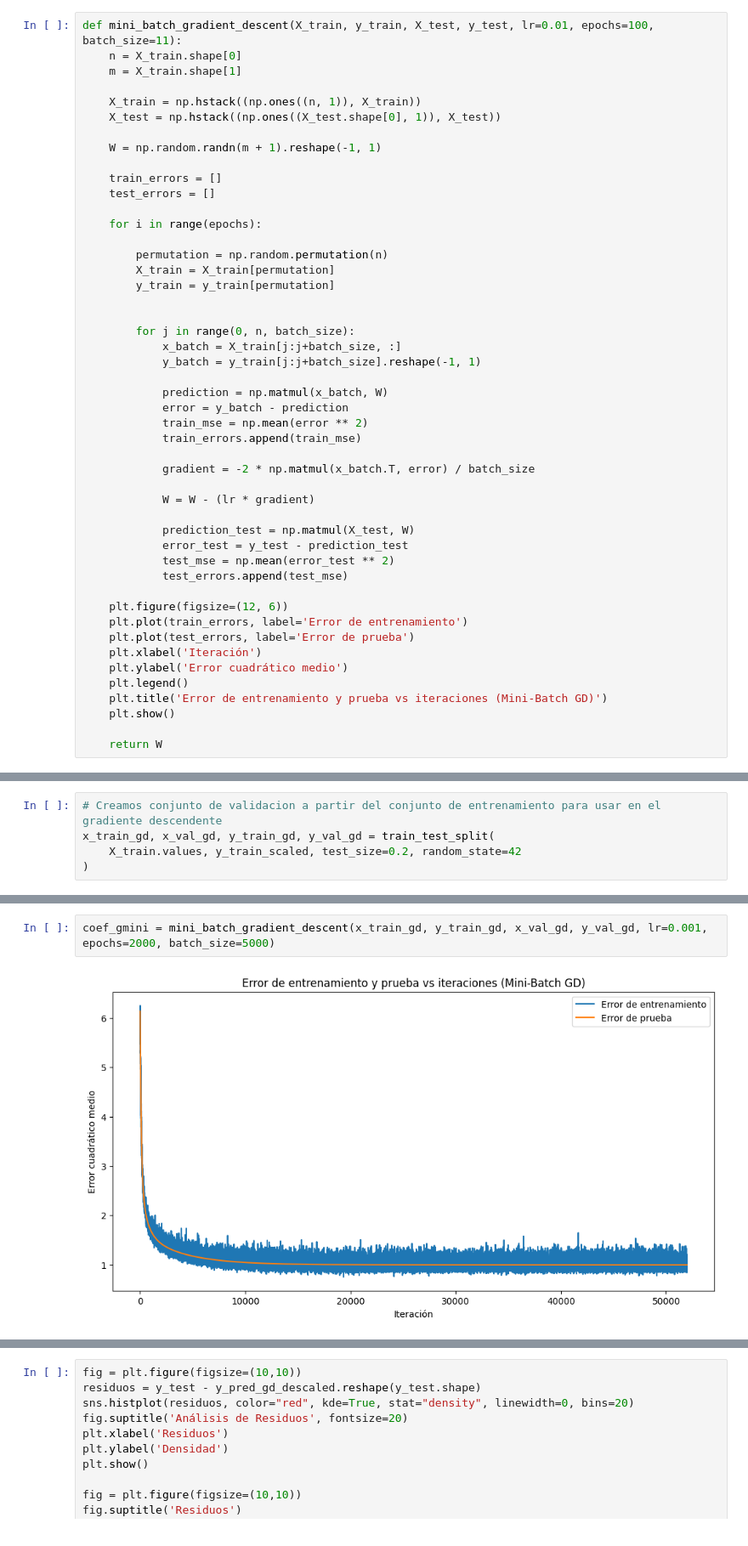
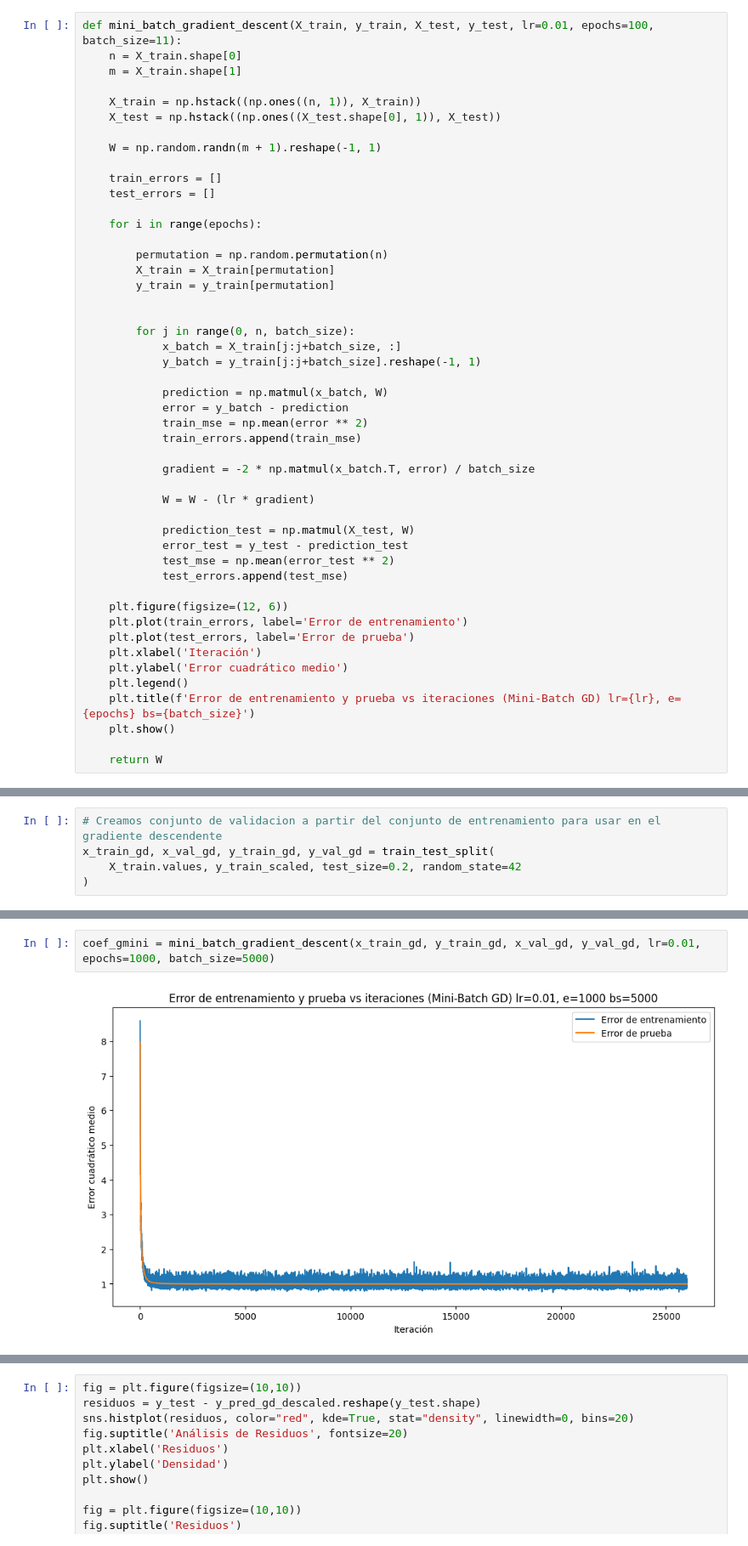
Before and after one commit to FedeZ2008/AA1-TUIA-2025C2-LEON-ZIMMER, a Jupyter notebook: TP1_Regresion.ipynb, the cells around one changed output, grey strips where cells are left out. Shown at 85% size. Saved outputs shown, nothing was run; the diff lists cells and outputs as text.

```diff
--- a/TP1_Regresion.ipynb
+++ b/TP1_Regresion.ipynb
@@ -535,7 +535,7 @@ def mini_batch_gradient_descent(X_train, y_train, X_test, y_test, lr=0.01, epoch
     plt.xlabel('Iteración')
     plt.ylabel('Error cuadrático medio')
     plt.legend()
-    plt.title('Error de entrenamiento y prueba vs iteraciones (Mini-Batch GD)')
+    plt.title(f'Error de entrenamiento y prueba vs iteraciones (Mini-Batch GD) lr={lr}, e={epochs} bs={batch_size}')
     plt.show()
 
     return W
@@ -632,7 +672,7 @@ plt.show()
 # %%
-coef_gmini = mini_batch_gradient_descent(x_train_gd, y_train_gd, x_val_gd, y_val_gd, lr=0.001, epochs=2000, batch_size=5000)
+coef_gmini = mini_batch_gradient_descent(x_train_gd, y_train_gd, x_val_gd, y_val_gd, lr=0.01, epochs=1000, batch_size=5000)
 # %% [output]
-[figure, old version]
+[figure, new version]
 # %%
 
 X_test_gd = np.hstack((np.ones((X_test.shape[0], 1)), X_test.values))
```
Also changed, not shown: parts of 30 cells of this notebook.
